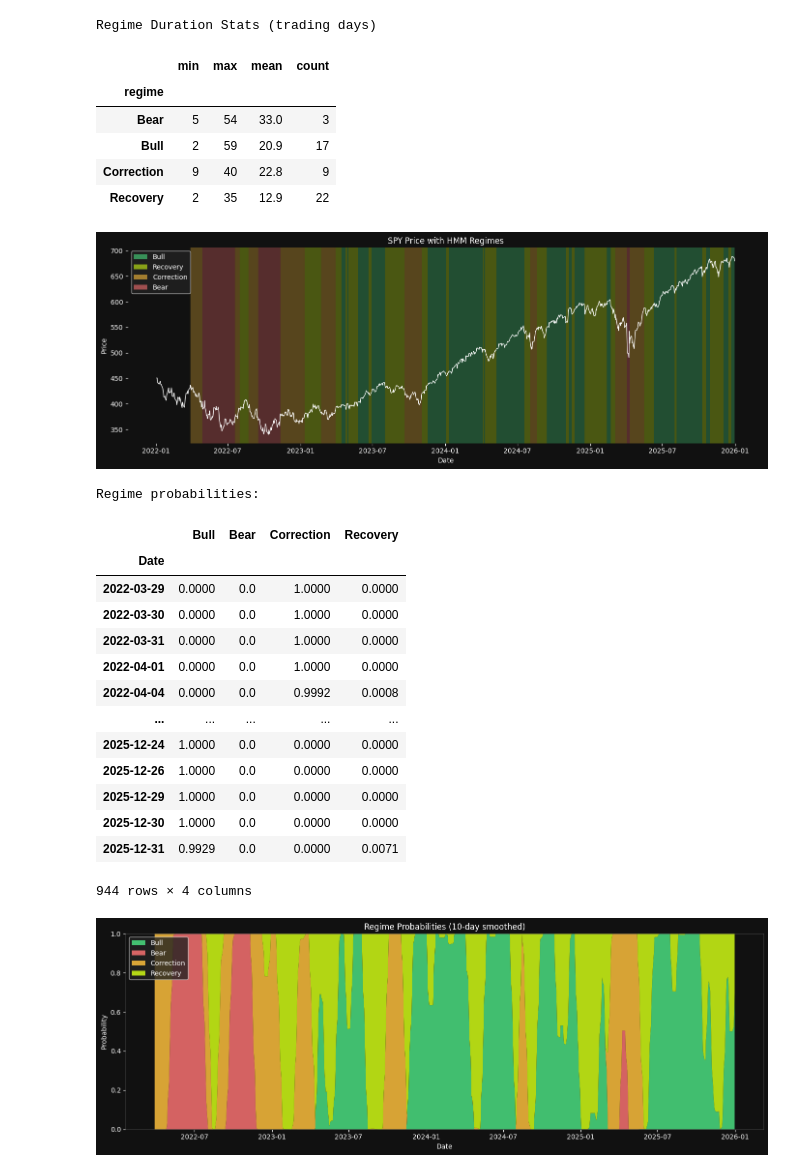
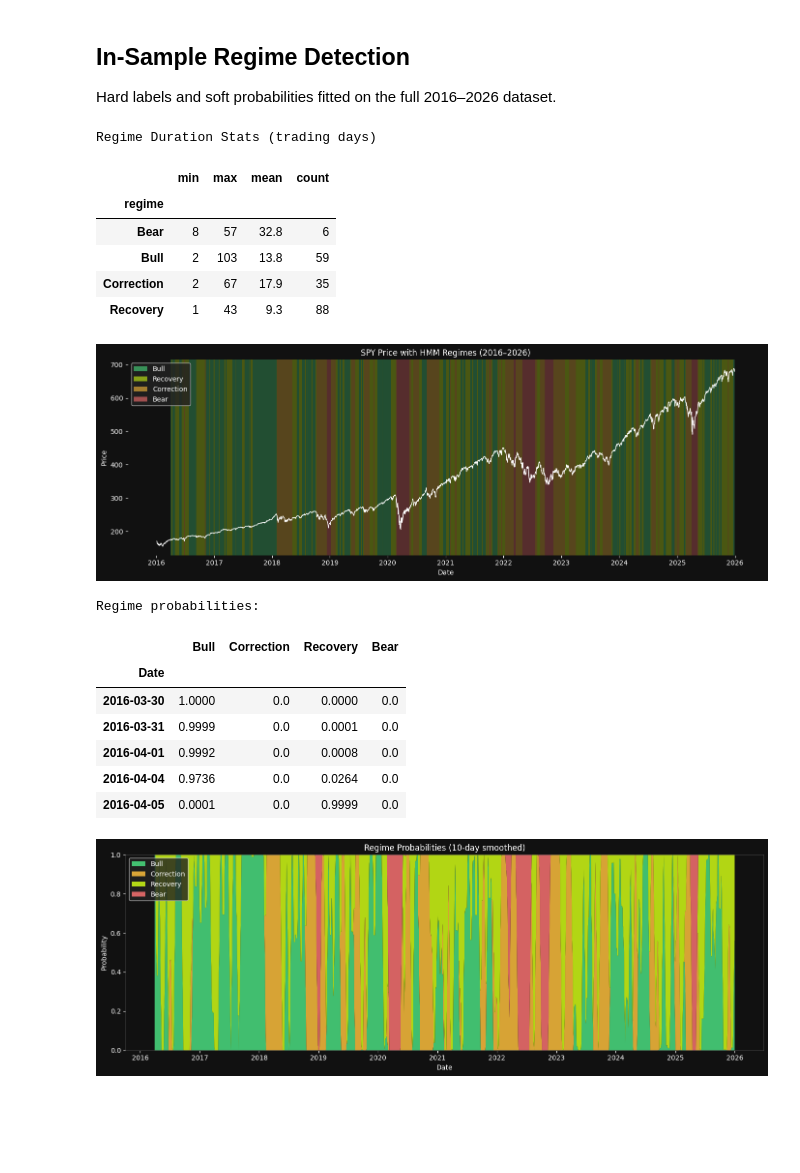
Before and after one commit to bsinek/sentinel, a Jupyter notebook: research/hmm.ipynb, the cells around one changed output. Saved outputs shown, nothing was run; the diff lists cells and outputs as text; code cells hidden in the pictures; blank space fills up the shorter version.

```diff
--- a/research/hmm.ipynb
+++ b/research/hmm.ipynb
@@ -142 +80,19 @@ Shape: (944, 3)
+# %%
+def get_label_map(model_means, scaler, feature_cols) -> dict:
+    """Assign regime labels by drawdown rank. Most negative drawdown = Bear."""
+    regime_means = pd.DataFrame(scaler.inverse_transform(model_means), columns=feature_cols)
+    sorted_labels = regime_means['drawdown'].argsort()
+    return {
+        sorted_labels.iloc[0]: 'Bear',
+        sorted_labels.iloc[1]: 'Correction',
+        sorted_labels.iloc[2]: 'Recovery',
+        sorted_labels.iloc[3]: 'Bull',
+    }
+
+palette = {
+    'Bull':       '#4ade80',
+    'Bear':       '#f87171',
+    'Recovery':   '#d0fa15',
+    'Correction': '#fbbe3c',
+}
 # %%
@@ -202,7 +146,10 @@ Transition matrix:
+# %% [markdown]
+## In-Sample Regime Detection
+
+Hard labels and soft probabilities fitted on the full 2016–2026 dataset.
 # %%
-# regime duration stats
-runs, current, count = [], features['regime'].iloc[0], 1
-for label in features['regime'].iloc[1:]:
+runs, current, count = [], results['regime'].iloc[0], 1
+for label in results['regime'].iloc[1:]:
     if label == current:
         count += 1
     else:
@@ -214,30 +161,18 @@ runs_df = pd.DataFrame(runs)
 print('Regime Duration Stats (trading days)')
 display(runs_df.groupby('regime')['duration'].agg(['min', 'max', 'mean', 'count']).round(1))
 
-# ------------------------------------------------
-#             PLOT REGIMES
-# ------------------------------------------------
-from matplotlib.patches import Patch
-
-palette = {
-    'Bull':       '#4ade80',
-    'Bear':       '#f87171',
-    'Recovery':   "#d0fa15",
-    'Correction': "#fbbe3c",
-}
-
 fig, ax = plt.subplots(figsize=(14, 5))
 ax.plot(close_prices.index, close_prices, color='white', linewidth=1, zorder=2)
 
-current_label, start_idx = features['regime'].iloc[0], features.index[0]
-for date, label in features['regime'].items():
+current_label, start_idx = results['regime'].iloc[0], features.index[0]
+for date, label in results['regime'].items():
     if label != current_label:
         ax.axvspan(start_idx, date, color=palette[current_label], alpha=0.3, lw=0, zorder=1)
         current_label, start_idx = label, date
 ax.axvspan(start_idx, features.index[-1], color=palette[current_label], alpha=0.3, lw=0, zorder=1)
 
 legend_elements = [Patch(facecolor=palette[r], alpha=0.6, label=r) for r in ['Bull', 'Recovery', 'Correction', 'Bear']]
-ax.set_title('SPY Price with HMM Regimes')
+ax.set_title('SPY Price with HMM Regimes (2016–2026)')
 ax.set_xlabel('Date')
 ax.set_ylabel('Price')
 ax.set_facecolor('#111111')
@@ -256,17 +191,17 @@ plt.show()
 Regime Duration Stats (trading days)
 |  | min | max | mean | count |
 | regime |  |  |  |  |
-| Bear | 5 | 54 | 33.0 | 3 |
-| Bull | 2 | 59 | 20.9 | 17 |
-| Correction | 9 | 40 | 22.8 | 9 |
-| Recovery | 2 | 35 | 12.9 | 22 |
+| Bear | 8 | 57 | 32.8 | 6 |
+| Bull | 2 | 103 | 13.8 | 59 |
+| Correction | 2 | 67 | 17.9 | 35 |
+| Recovery | 1 | 43 | 9.3 | 88 |
-[figure, old version]
+[figure, new version]
 # %%
 proba = model.predict_proba(X_scaled)
 proba_df = pd.DataFrame(proba, index=features.index, columns=regime_labels)
 
 print('Regime probabilities:')
-display(proba_df.round(4))
+display(proba_df.head().round(4))
 
 # smooth for visualization only — does not affect model output
 # 10-day rolling mean reduces daily noise while preserving regime structure
@@ -274,44 +209,37 @@ proba_smooth = proba_df.rolling(10, min_periods=1).mean()
 
 fig, ax = plt.subplots(figsize=(14, 5))
 ax.stackplot(
     proba_smooth.index,
     [proba_smooth[label] for label in regime_labels],
     labels=regime_labels,
     colors=[palette[label] for label in regime_labels],
     alpha=0.85,
     edgecolor='none',
 )
 
 ax.set_ylim(0, 1)
 ax.set_title('Regime Probabilities (10-day smoothed)')
 ax.set_xlabel('Date')
 ax.set_ylabel('Probability')
 ax.set_facecolor('#111111')
 fig.patch.set_facecolor('#111111')
 ax.tick_params(colors='white')
 ax.xaxis.label.set_color('white')
 ax.yaxis.label.set_color('white')
 ax.title.set_color('white')
 for spine in ax.spines.values():
     spine.set_edgecolor('#444444')
 ax.legend(loc='upper left', facecolor='#222222', labelcolor='white')
 
 plt.tight_layout()
 plt.show()
 # %% [output]
 Regime probabilities:
-|  | Bull | Bear | Correction | Recovery |
+|  | Bull | Correction | Recovery | Bear |
 | Date |  |  |  |  |
-| 2022-03-29 | 0.0000 | 0.0 | 1.0000 | 0.0000 |
-| 2022-03-30 | 0.0000 | 0.0 | 1.0000 | 0.0000 |
-| 2022-03-31 | 0.0000 | 0.0 | 1.0000 | 0.0000 |
-| 2022-04-01 | 0.0000 | 0.0 | 1.0000 | 0.0000 |
-| 2022-04-04 | 0.0000 | 0.0 | 0.9992 | 0.0008 |
-| ... | ... | ... | ... | ... |
-| 2025-12-24 | 1.0000 | 0.0 | 0.0000 | 0.0000 |
-| 2025-12-26 | 1.0000 | 0.0 | 0.0000 | 0.0000 |
-| 2025-12-29 | 1.0000 | 0.0 | 0.0000 | 0.0000 |
-| 2025-12-30 | 1.0000 | 0.0 | 0.0000 | 0.0000 |
-| 2025-12-31 | 0.9929 | 0.0 | 0.0000 | 0.0071 |
+| 2016-03-30 | 1.0000 | 0.0 | 0.0000 | 0.0 |
+| 2016-03-31 | 0.9999 | 0.0 | 0.0001 | 0.0 |
+| 2016-04-01 | 0.9992 | 0.0 | 0.0008 | 0.0 |
+| 2016-04-04 | 0.9736 | 0.0 | 0.0264 | 0.0 |
+| 2016-04-05 | 0.0001 | 0.0 | 0.9999 | 0.0 |
-944 rows × 4 columns
-[figure, old version]
+[figure, new version]
```
Also changed, not shown: parts of 10 cells of this notebook.
